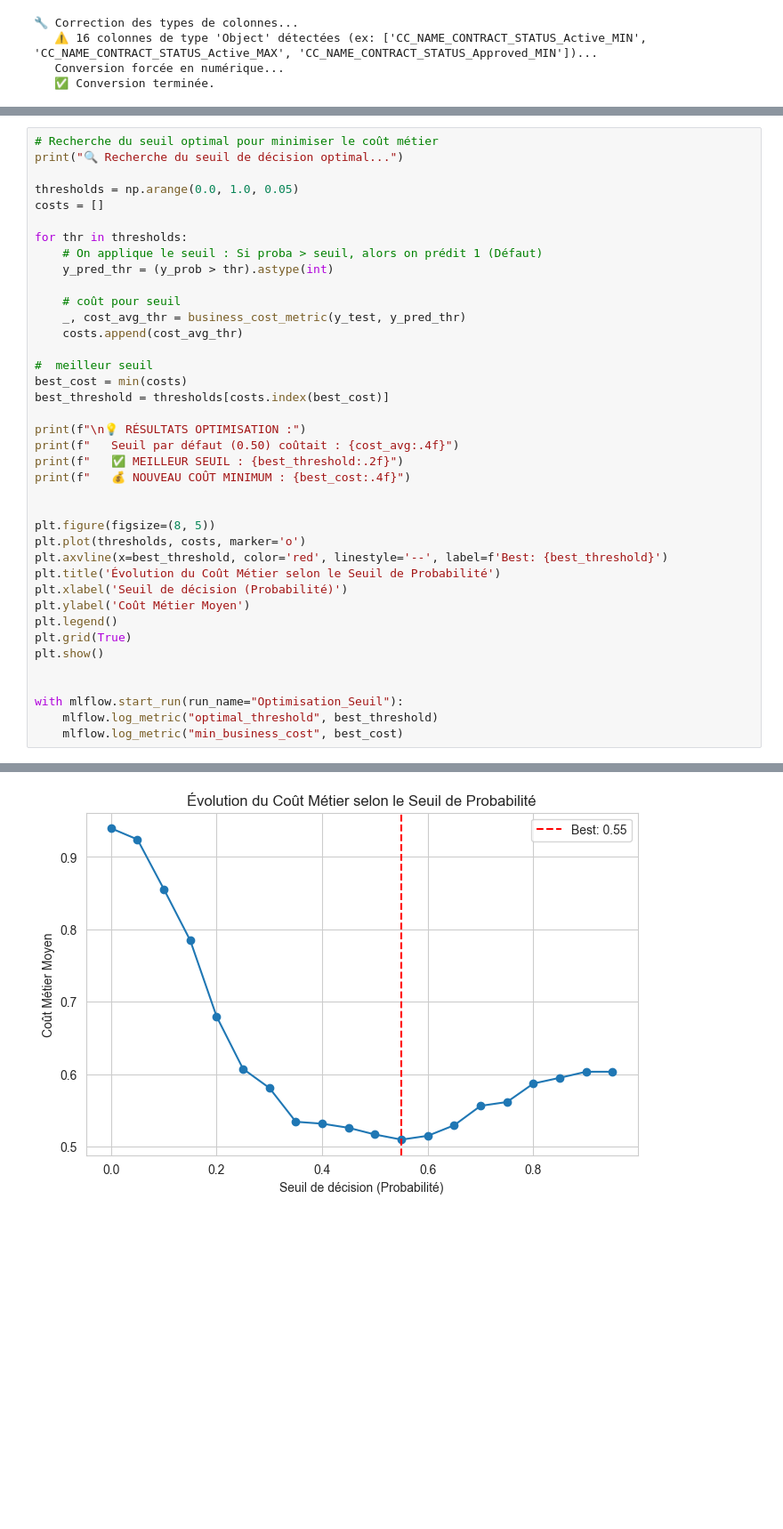
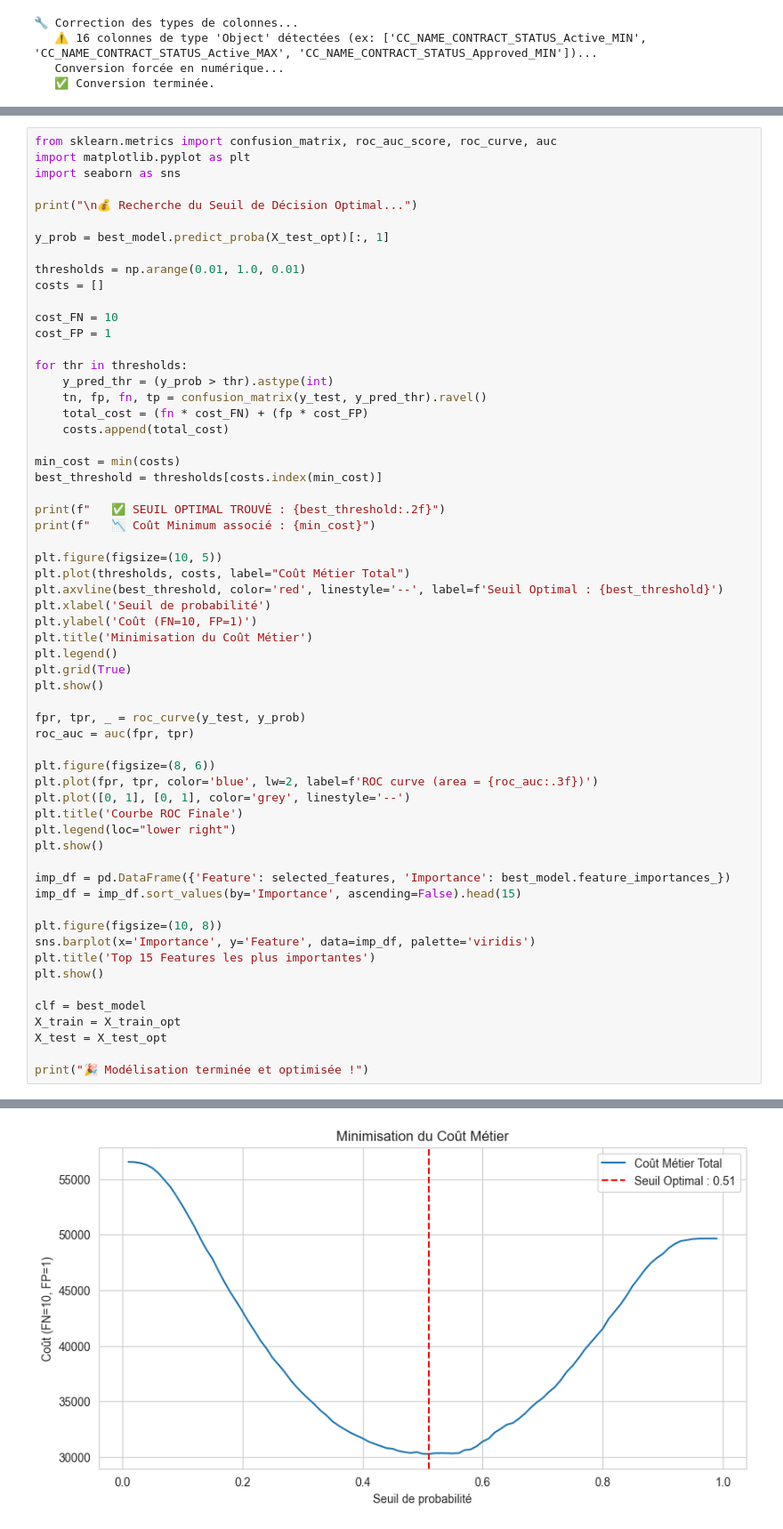
Before and after one commit to mathilde-nanecou/P7_Credit_Scoring, a Jupyter notebook: notebooks/Nanecou_Mathilde_2_notebook_modélisation_012026.ipynb, the cells around one changed output, grey strips where cells are left out. Shown at 89% size. Cells and saved outputs as stored; diff of their text form; blank space fills up the shorter version.

```diff
--- a/notebooks/Nanecou_Mathilde_2_notebook_modélisation_012026.ipynb
+++ b/notebooks/Nanecou_Mathilde_2_notebook_modélisation_012026.ipynb
@@ -753,40 +715,61 @@ Created version '4' of model 'Best_LightGBM_GridSearch'.
 # %%
-# Recherche du seuil optimal pour minimiser le coût métier
-print("🔍 Recherche du seuil de décision optimal...")
+from sklearn.metrics import confusion_matrix, roc_auc_score, roc_curve, auc
+import matplotlib.pyplot as plt
+import seaborn as sns
 
-thresholds = np.arange(0.0, 1.0, 0.05)
+print("\n💰 Recherche du Seuil de Décision Optimal...")
+
+y_prob = best_model.predict_proba(X_test_opt)[:, 1]
+
+thresholds = np.arange(0.01, 1.0, 0.01)
 costs = []
 
+cost_FN = 10
+cost_FP = 1
+
 for thr in thresholds:
-    # On applique le seuil : Si proba > seuil, alors on prédit 1 (Défaut)
     y_pred_thr = (y_prob > thr).astype(int)
+    tn, fp, fn, tp = confusion_matrix(y_test, y_pred_thr).ravel()
+    total_cost = (fn * cost_FN) + (fp * cost_FP)
+    costs.append(total_cost)
 
-    # coût pour seuil
-    _, cost_avg_thr = business_cost_metric(y_test, y_pred_thr)
-    costs.append(cost_avg_thr)
+min_cost = min(costs)
+best_threshold = thresholds[costs.index(min_cost)]
 
-#  meilleur seuil
-best_cost = min(costs)
-best_threshold = thresholds[costs.index(best_cost)]
+print(f"   ✅ SEUIL OPTIMAL TROUVÉ : {best_threshold:.2f}")
+print(f"   📉 Coût Minimum associé : {min_cost}")
 
-print(f"\n💡 RÉSULTATS OPTIMISATION :")
-print(f"   Seuil par défaut (0.50) coûtait : {cost_avg:.4f}")
-print(f"   ✅ MEILLEUR SEUIL : {best_threshold:.2f}")
-print(f"   💰 NOUVEAU COÛT MINIMUM : {best_cost:.4f}")
-
-
-plt.figure(figsize=(8, 5))
-plt.plot(thresholds, costs, marker='o')
-plt.axvline(x=best_threshold, color='red', linestyle='--', label=f'Best: {best_threshold}')
-plt.title('Évolution du Coût Métier selon le Seuil de Probabilité')
-plt.xlabel('Seuil de décision (Probabilité)')
-plt.ylabel('Coût Métier Moyen')
+plt.figure(figsize=(10, 5))
+plt.plot(thresholds, costs, label="Coût Métier Total")
+plt.axvline(best_threshold, color='red', linestyle='--', label=f'Seuil Optimal : {best_threshold}')
+plt.xlabel('Seuil de probabilité')
+plt.ylabel('Coût (FN=10, FP=1)')
+plt.title('Minimisation du Coût Métier')
 plt.legend()
 plt.grid(True)
 plt.show()
 
+fpr, tpr, _ = roc_curve(y_test, y_prob)
+roc_auc = auc(fpr, tpr)
 
-with mlflow.start_run(run_name="Optimisation_Seuil"):
-    mlflow.log_metric("optimal_threshold", best_threshold)
-    mlflow.log_metric("min_business_cost", best_cost)
+plt.figure(figsize=(8, 6))
+plt.plot(fpr, tpr, color='blue', lw=2, label=f'ROC curve (area = {roc_auc:.3f})')
+plt.plot([0, 1], [0, 1], color='grey', linestyle='--')
+plt.title('Courbe ROC Finale')
+plt.legend(loc="lower right")
+plt.show()
+
+imp_df = pd.DataFrame({'Feature': selected_features, 'Importance': best_model.feature_importances_})
+imp_df = imp_df.sort_values(by='Importance', ascending=False).head(15)
+
+plt.figure(figsize=(10, 8))
+sns.barplot(x='Importance', y='Feature', data=imp_df, palette='viridis')
+plt.title('Top 15 Features les plus importantes')
+plt.show()
+
+clf = best_model
+X_train = X_train_opt
+X_test = X_test_opt
+
+print("🎉 Modélisation terminée et optimisée !")
 # %% [output]
@@ -799 +779 @@ with mlflow.start_run(run_name="Optimisation_Seuil"):
-[figure, old version]
+[figure, new version]
```
Also changed, not shown: parts of 24 cells of this notebook.
